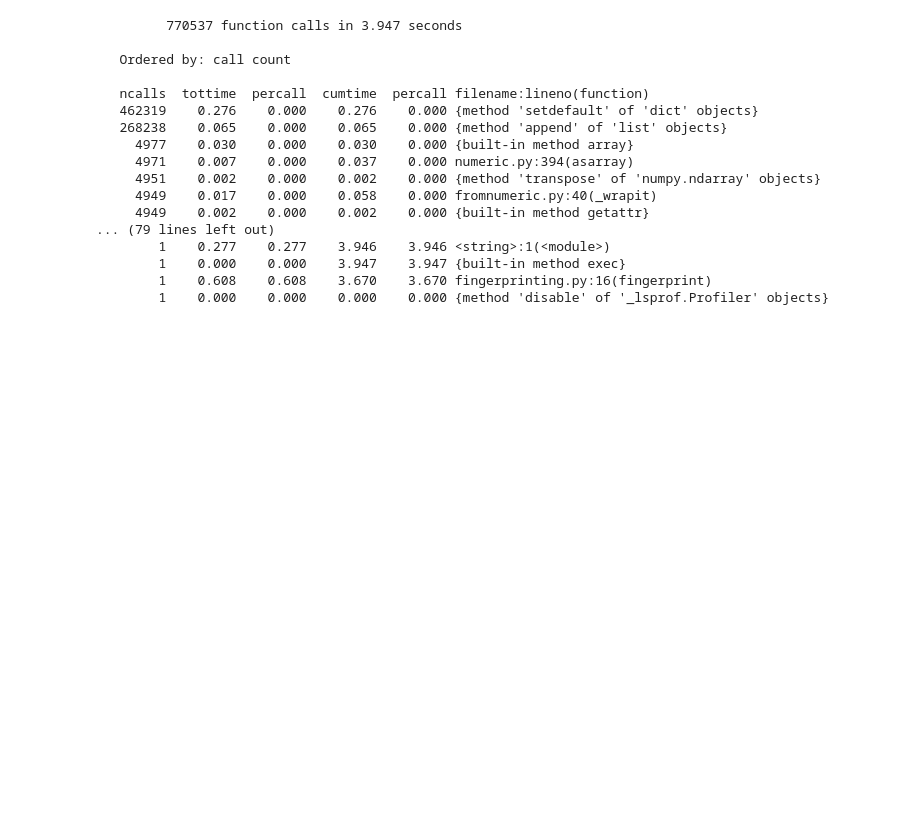
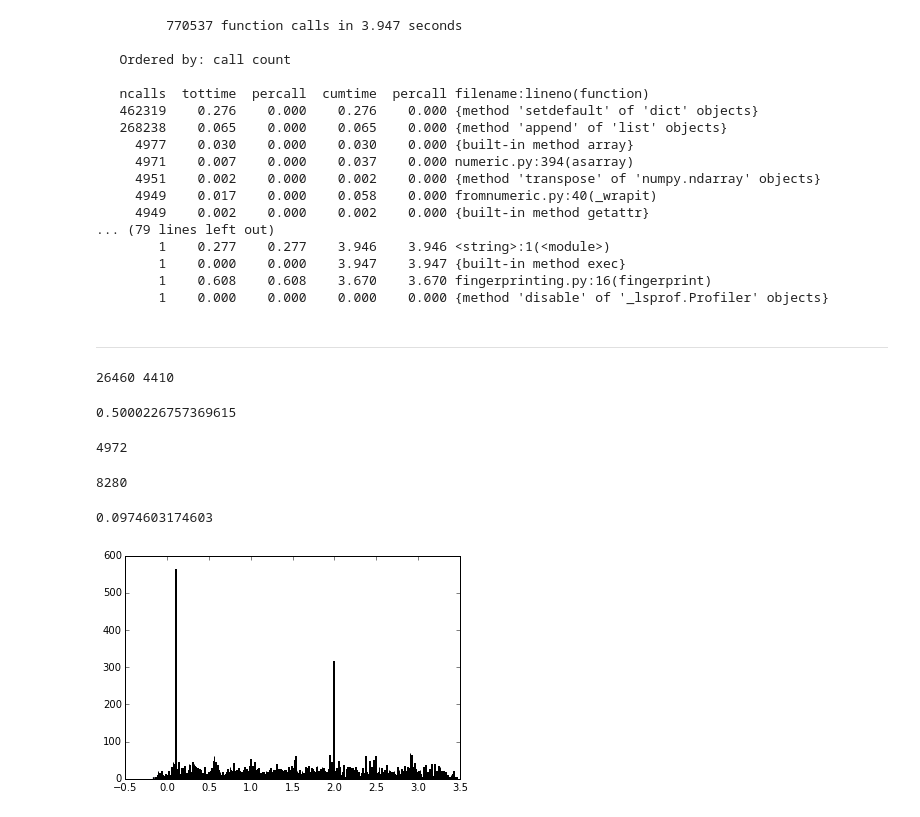
Before and after one commit to motjuste/duplicate_audio, a Jupyter notebook: Fingerprinting POC.ipynb, the cells around one changed output. Cells and saved outputs as stored; diff of their text form; code cells hidden in the pictures; blank space fills up the shorter version.

Commit message:
fingerprinting done for now

```diff
--- a/Fingerprinting POC.ipynb
+++ b/Fingerprinting POC.ipynb
@@ -372,3 +374,46 @@ cProfile.run('fingerprint(wav_dict["data"], wav_dict["sampling_frequency"], 0)',
         1    0.000    0.000    3.947    3.947 {built-in method exec}
         1    0.608    0.608    3.670    3.670 fingerprinting.py:16(fingerprint)
         1    0.000    0.000    0.000    0.000 {method 'disable' of '_lsprof.Profiler' objects}
+# %% [markdown]
+***
+# %%
+t21 = 0.5  # seconds
+t1 = 0.1
+t2 = t1 + t21
+
+query_fs = wav_dict["sampling_frequency"]
+t1_, t2_ = round(t1*query_fs), round(t2*query_fs)
+print(t2_, t1_)
+query_data = wav_dict["data"][t1_:t2_+1, 0]
+# query_data = query_data + np.random.normal(0, 1,
+#                               query_data.size)
+query_data.shape[0]/query_fs
+# %% [output]
+26460 4410
+0.5000226757369615
+# %%
+q = fingerprint_channel(query_data, query_fs)
+print(len(q.keys()))
+# %% [output]
+4972
+# %%
+matches = []
+for k in q.keys():
+    if k in f.keys():
+        for s in f[k]:
+            for c in f[k][s]:
+                for tc in f[k][s][c]:
+                    for tq in q[k]:
+                        matches.append(tc - tq)
+
+print(len(matches))
+# %% [output]
+8280
+# %%
+m = np.asarray(matches)
+h = np.histogram(m, bins=np.arange(m.min(), m.max(), 0.01))
+print(h[1][np.argmax(h[0])])
+hh = plt.hist(m, bins=np.arange(m.min(), m.max(), 0.01))
+# %% [output]
+0.0974603174603
+[figure, added]
```
Also changed, not shown: parts of 2 cells of this notebook, 1 other file.
